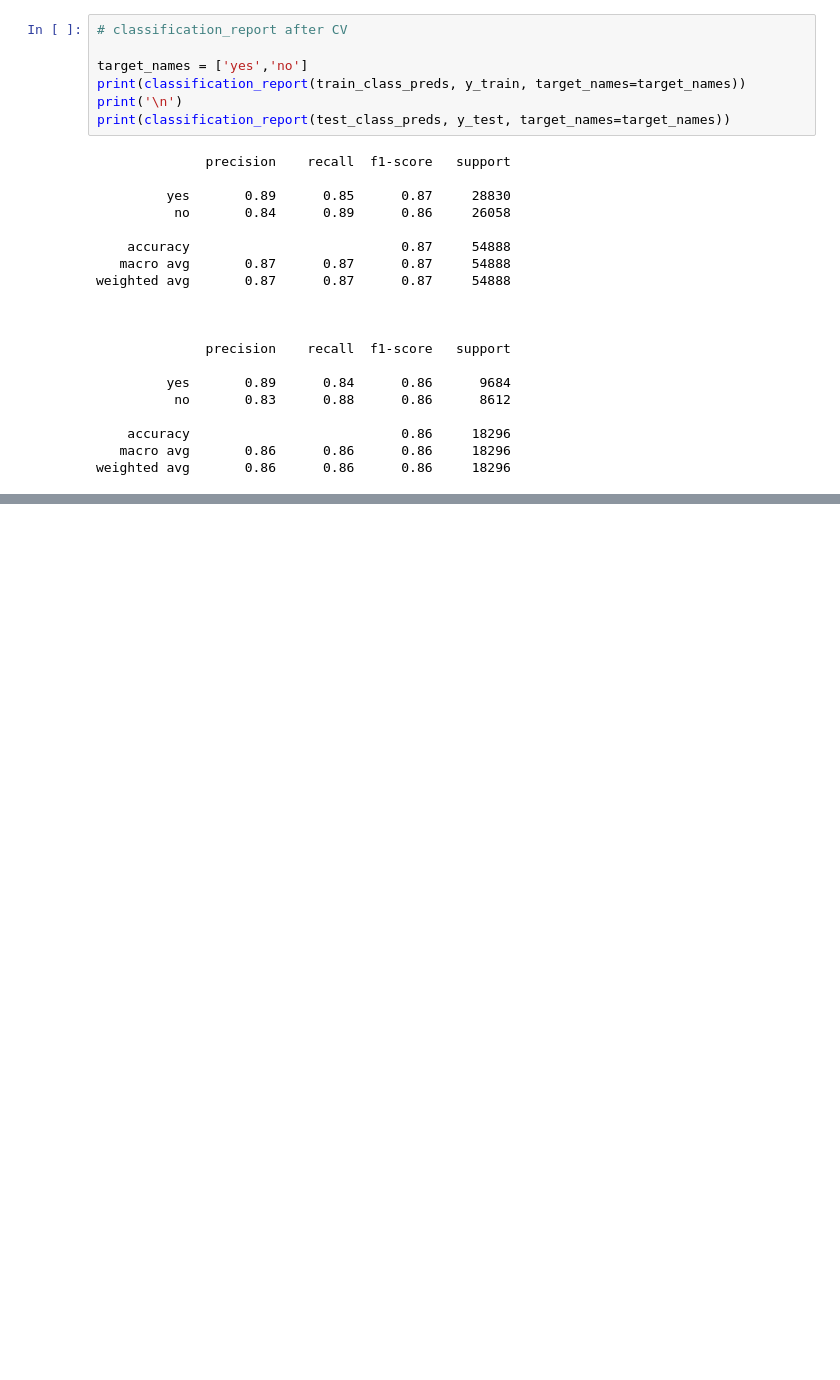
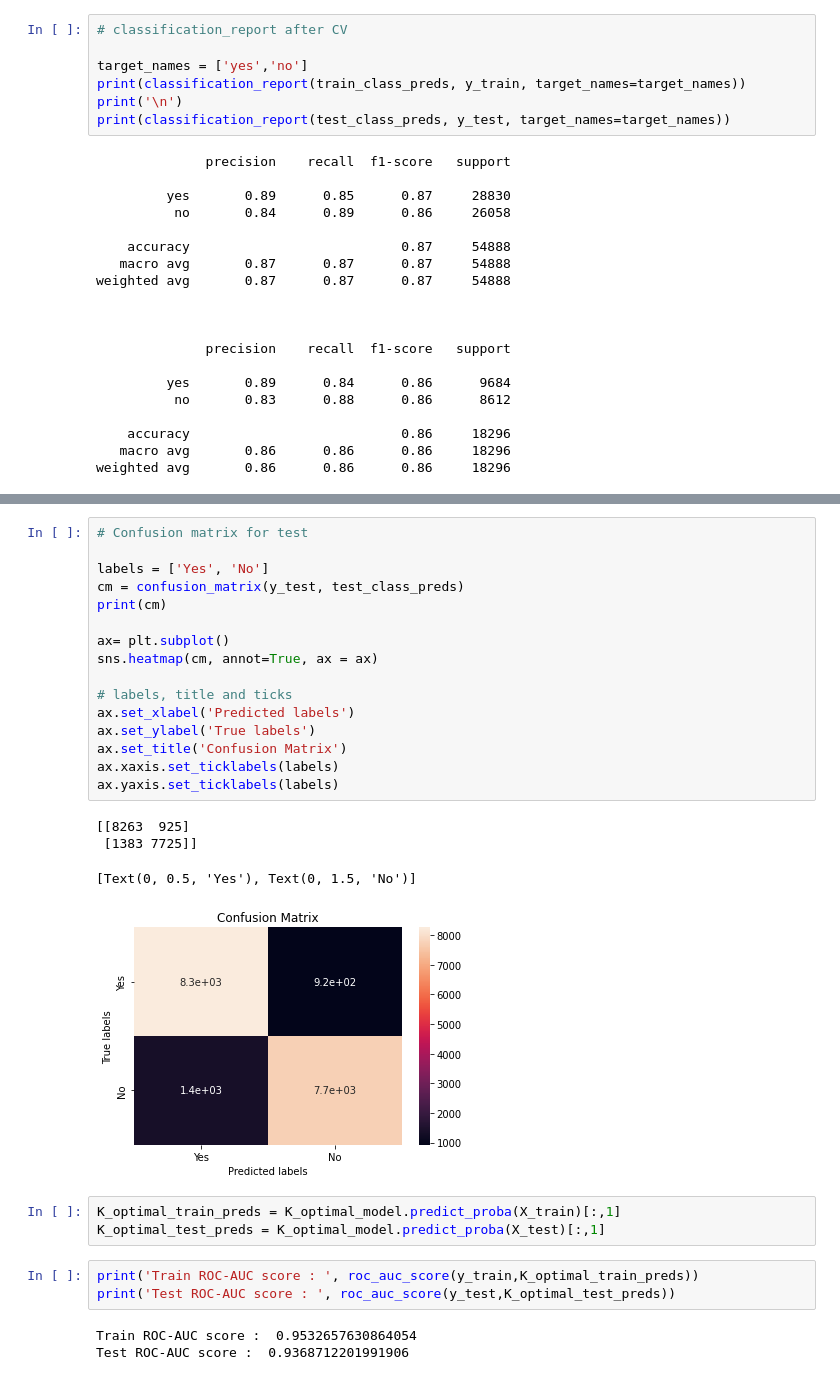
Before and after one commit to saqquib/Bank-Marketing-Effectiveness-Prediction, a Jupyter notebook: Bank_Marketing_Effectiveness_Prediction_Capstone_Project.ipynb, the cells around one changed output, grey strips where cells are left out. Saved outputs shown, nothing was run; the diff lists cells and outputs as text; blank space fills up the shorter version.

```diff
--- a/Bank_Marketing_Effectiveness_Prediction_Capstone_Project.ipynb
+++ b/Bank_Marketing_Effectiveness_Prediction_Capstone_Project.ipynb
@@ -1081,0 +1260,30 @@ weighted avg       0.86      0.86      0.86     18296
+# %%
+# Confusion matrix for test
+
+labels = ['Yes', 'No']
+cm = confusion_matrix(y_test, test_class_preds)
+print(cm)
+
+ax= plt.subplot()
+sns.heatmap(cm, annot=True, ax = ax)
+
+# labels, title and ticks
+ax.set_xlabel('Predicted labels')
+ax.set_ylabel('True labels')
+ax.set_title('Confusion Matrix')
+ax.xaxis.set_ticklabels(labels)
+ax.yaxis.set_ticklabels(labels)
+# %% [output]
+[[8263  925]
+ [1383 7725]]
+[Text(0, 0.5, 'Yes'), Text(0, 1.5, 'No')]
+[figure, added]
+# %%
+K_optimal_train_preds = K_optimal_model.predict_proba(X_train)[:,1]
+K_optimal_test_preds = K_optimal_model.predict_proba(X_test)[:,1]
+# %%
+print('Train ROC-AUC score : ', roc_auc_score(y_train,K_optimal_train_preds))
+print('Test ROC-AUC score : ', roc_auc_score(y_test,K_optimal_test_preds))
+# %% [output]
+Train ROC-AUC score :  0.9532657630864054
+Test ROC-AUC score :  0.9368712201991906
```
Also changed, not shown: parts of 20 cells of this notebook.
